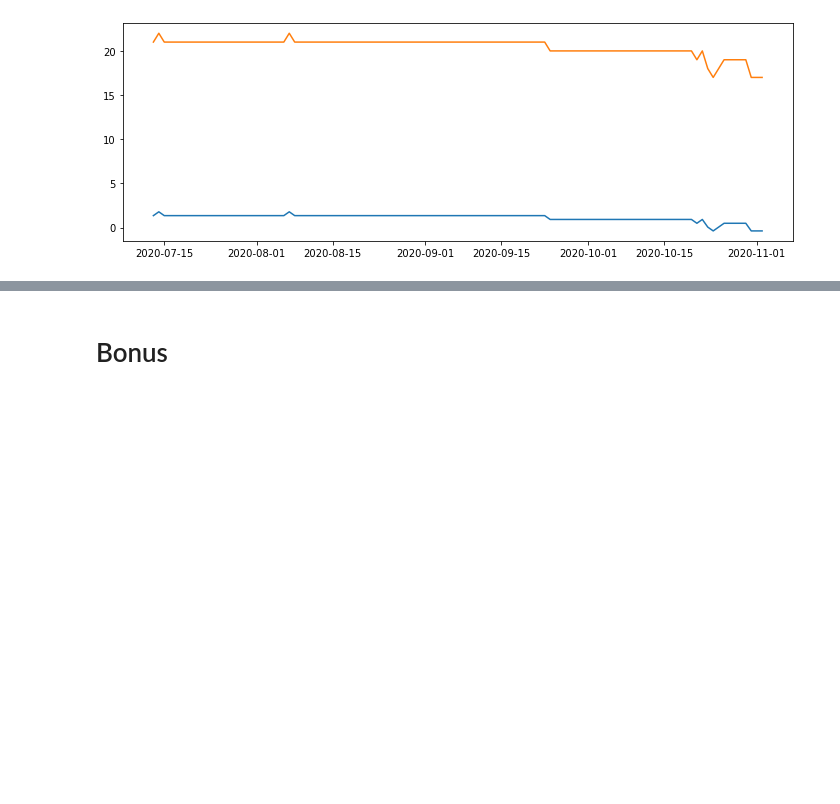
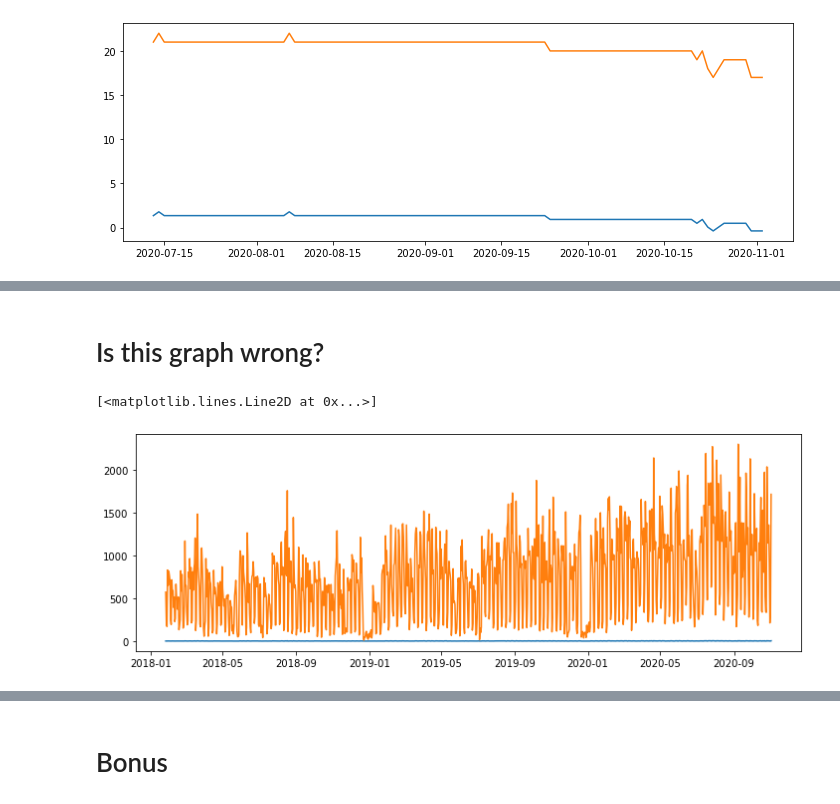
Before and after one commit to datastraine/anomaly-detection-exercises, a Jupyter notebook: time_series_anomaly_detection.ipynb, the cells around one changed output, grey strips where cells are left out. Cells and saved outputs as stored; diff of their text form; code cells hidden in the pictures; blank space fills up the shorter version.

```diff
--- a/time_series_anomaly_detection.ipynb
+++ b/time_series_anomaly_detection.ipynb
@@ -397,0 +445,7 @@ plt.plot(sac.hits)
+# %%
+# Create boolinger bands using std * 3 method
+midband = ema_long[-1]
+ub = midband + ema_long[-14:-1].std()*3
+lb = midband - ema_long[-14:-1].std()*3
+
+hitsperday.head()
@@ -397,0 +460,3 @@ plt.plot(sac.hits)
+# %%
+pct_b = pd.DataFrame({'pct_b': (hitsperday-lb)/(ub-lb)})
+pct_b
@@ -397,0 +478,4 @@ plt.plot(sac.hits)
+# %%
+hitsperday = pd.concat([hitsperday, pct_b], axis=1)
+hitsperday.columns=['hits', 'pct_b']
+hitsperday
@@ -398 +497,10 @@ plt.plot(sac.hits)
+# %% [markdown]
+# Is this graph wrong?
+# %%
+plt.figure(figsize=(12,4))
+plt.plot(hitsperday.pct_b)
+plt.plot(hitsperday.hits)
+# %% [output]
+[<matplotlib.lines.Line2D at 0x...>]
+[figure, added]
 # %%
```
Also changed, not shown: parts of 9 cells of this notebook.
